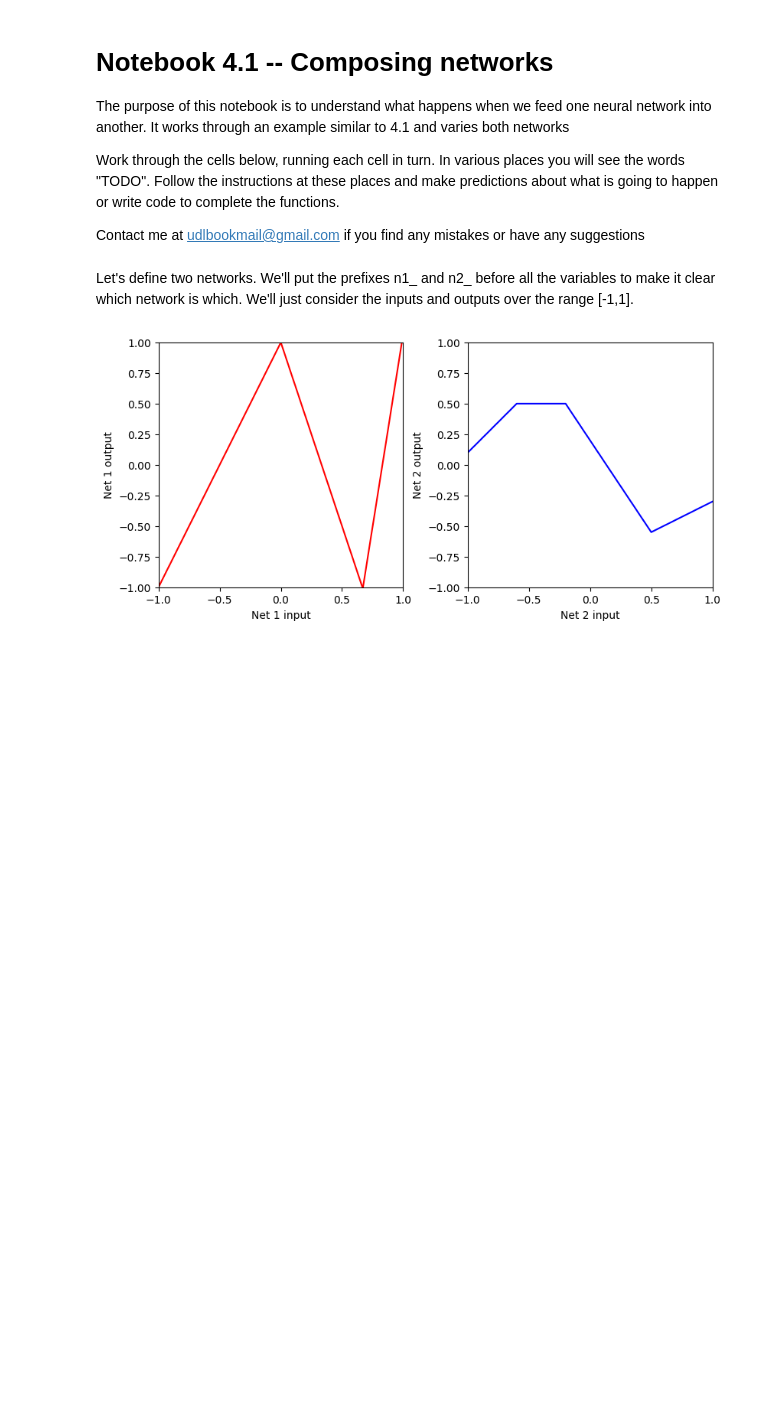
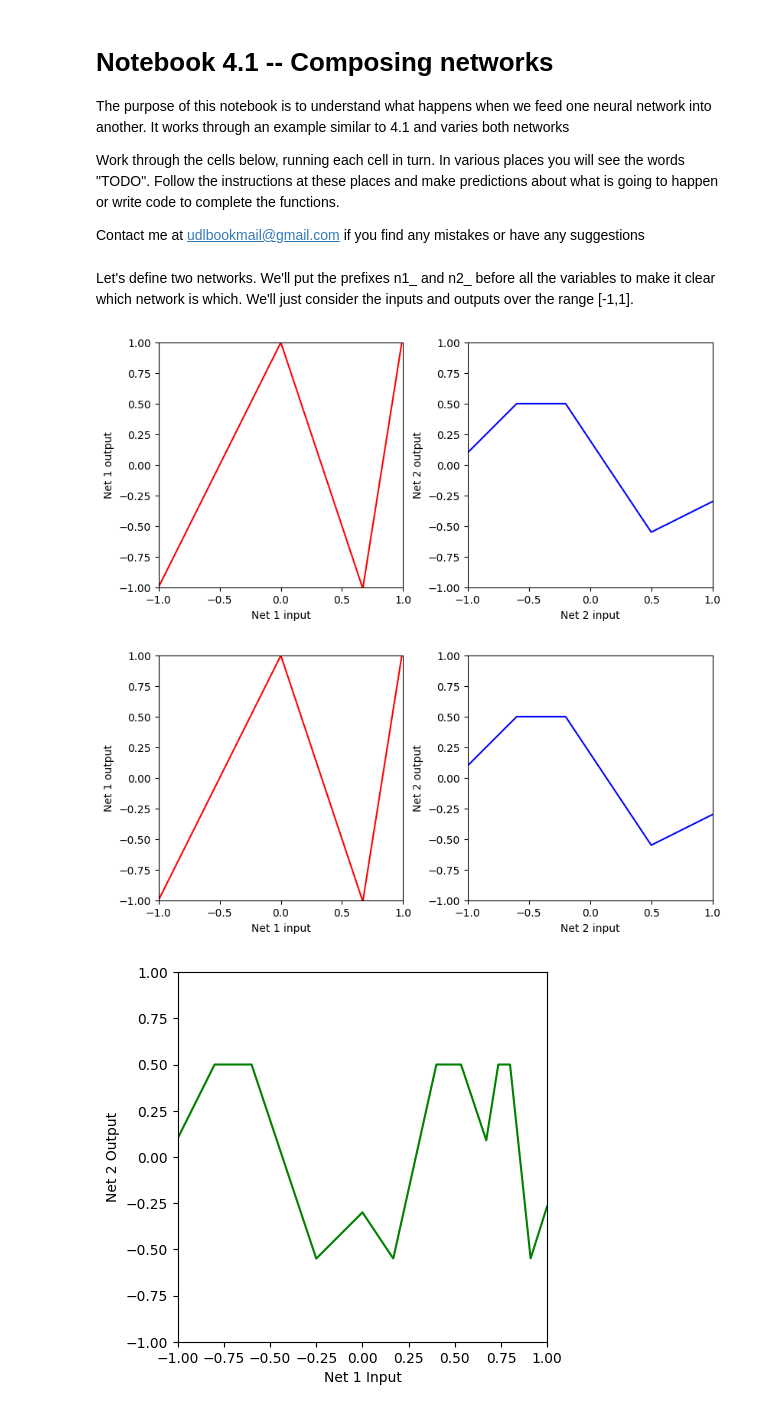
Before and after one commit to AnnMicheni/Deep-Learning, a Jupyter notebook: Notebooks/Chap04/4_1_Composing_Networks.ipynb, the cells around one changed output. Cells and saved outputs as stored; diff of their text form; code cells hidden in the pictures; blank space fills up the shorter version.

```diff
--- a/Notebooks/Chap04/4_1_Composing_Networks.ipynb
+++ b/Notebooks/Chap04/4_1_Composing_Networks.ipynb
@@ -95,11 +95,22 @@ plot_neural_two_components(x, net1_out, net2_out)
 # %%
 # Now let's see if your predictions were right
 
 # TODO feed the output of first network into second network (replace this line)
-net12_out = np.zeros_like(x)
+#net12_out = np.zeros_like(x)
+net12_out = shallow_1_1_3(
+    net1_out,
+    ReLU,
+    n2_phi_0, n2_phi_1, n2_phi_2, n2_phi_3,
+    n2_theta_10, n2_theta_11,
+    n2_theta_20, n2_theta_21,
+    n2_theta_30, n2_theta_31
+)
 
 # Plot all three graphs
 plot_neural_two_components(x, net1_out, net2_out, net12_out)
+# %% [output]
+[figure, added]
+[figure, added]
 # %%
 # Now we'll change things a up a bit.  What happens if we change the second network? (note the *-1 change)
 net1_out = shallow_1_1_3(x, ReLU, n1_phi_0, n1_phi_1, n1_phi_2, n1_phi_3, n1_theta_10, n1_theta_11, n1_theta_20, n1_theta_21, n1_theta_30, n1_theta_31)
```
